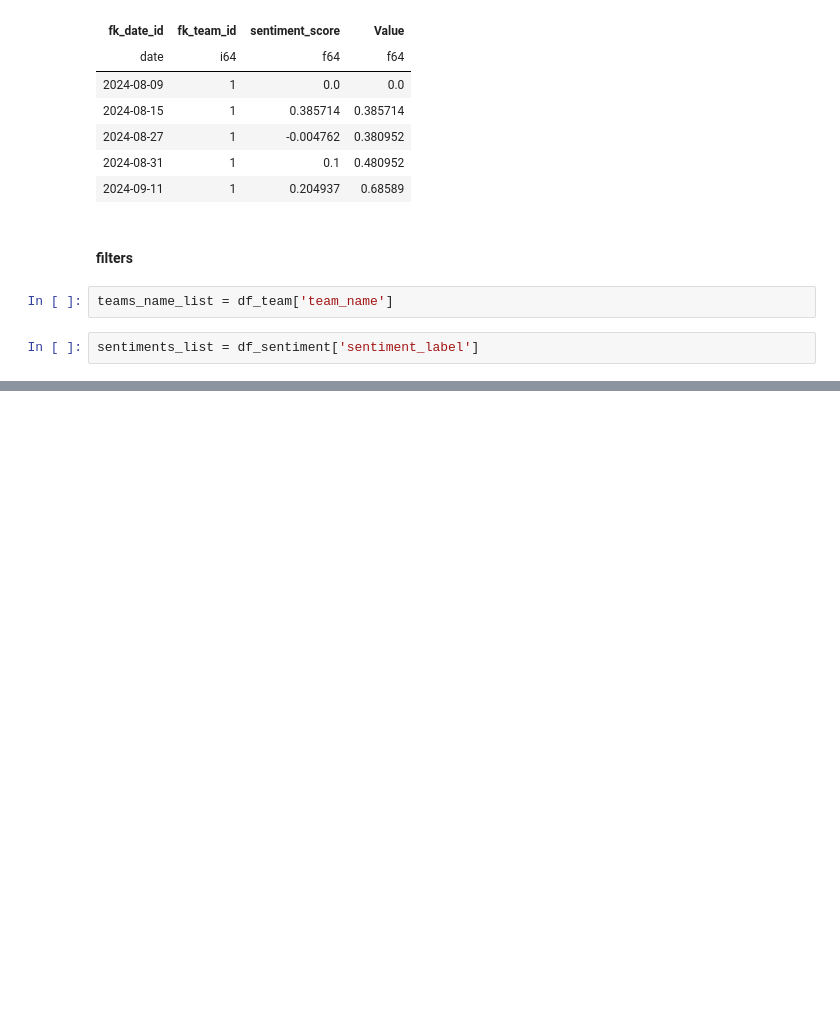
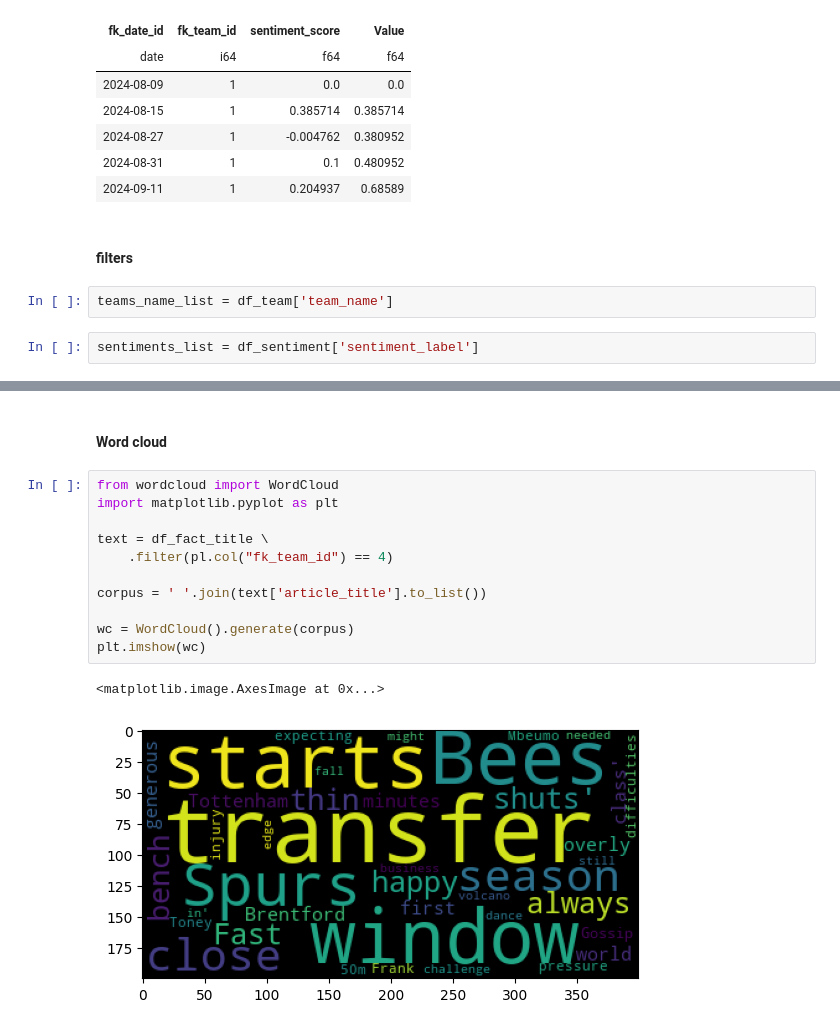
Before and after one commit to girguy/foot_sentiment_analysis, a Jupyter notebook: visualization/test.ipynb, the cells around one changed output, grey strips where cells are left out. Saved outputs shown, nothing was run; the diff lists cells and outputs as text; blank space fills up the shorter version.

```diff
--- a/visualization/test.ipynb
+++ b/visualization/test.ipynb
@@ -223,0 +252,16 @@ sentiments_list = df_sentiment['sentiment_label']
+# %% [markdown]
+#### Word cloud
+# %%
+from wordcloud import WordCloud
+import matplotlib.pyplot as plt
+
+text = df_fact_title \
+    .filter(pl.col("fk_team_id") == 4)
+
+corpus = ' '.join(text['article_title'].to_list())
+
+wc = WordCloud().generate(corpus)
+plt.imshow(wc)
+# %% [output]
+<matplotlib.image.AxesImage at 0x...>
+[figure, added]
```
Also changed, not shown: parts of 5 cells of this notebook.
